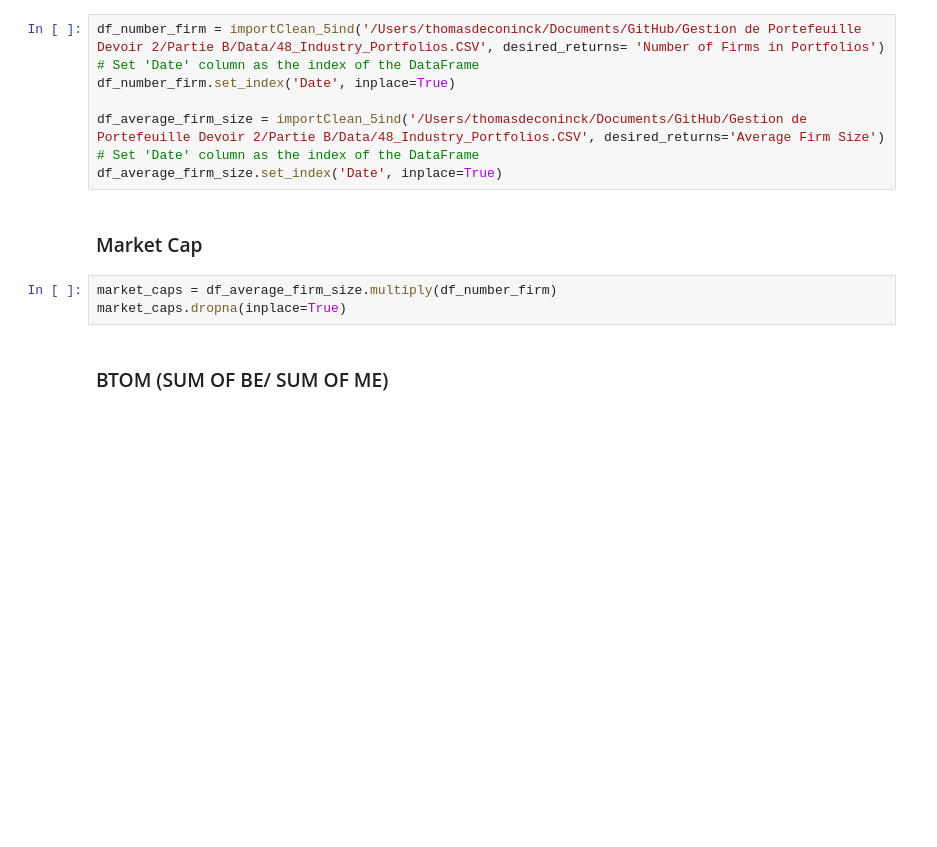
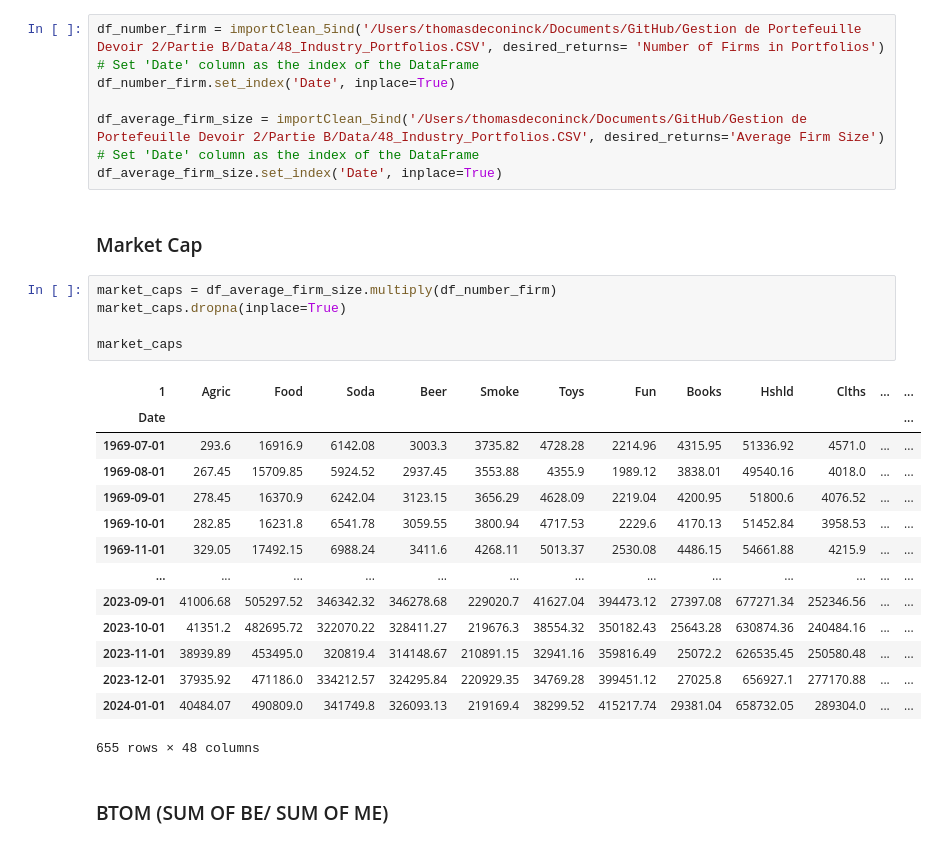
Before and after one commit to ThomasDeConinck/Gestion-de-Portefeuille-Devoir-2, a Jupyter notebook: Partie B/Partie B TP2.ipynb, the cells around one changed output. Drawn from its saved outputs; the diff is of its cells as text; blank space fills up the shorter version.

```diff
--- a/Partie B/Partie B TP2.ipynb
+++ b/Partie B/Partie B TP2.ipynb
@@ -84,5 +84,22 @@ df_average_firm_size.set_index('Date', inplace=True)
 # %%
 market_caps = df_average_firm_size.multiply(df_number_firm)
 market_caps.dropna(inplace=True)
+
+market_caps
+# %% [output]
+| 1 | Agric | Food | Soda | Beer | Smoke | Toys | Fun | Books | Hshld | Clths | ... | ... |
+| Date |  |  |  |  |  |  |  |  |  |  |  | ... |
+| 1969-07-01 | 293.6 | 16916.9 | 6142.08 | 3003.3 | 3735.82 | 4728.28 | 2214.96 | 4315.95 | 51336.92 | 4571.0 | ... | ... |
+| 1969-08-01 | 267.45 | 15709.85 | 5924.52 | 2937.45 | 3553.88 | 4355.9 | 1989.12 | 3838.01 | 49540.16 | 4018.0 | ... | ... |
+| 1969-09-01 | 278.45 | 16370.9 | 6242.04 | 3123.15 | 3656.29 | 4628.09 | 2219.04 | 4200.95 | 51800.6 | 4076.52 | ... | ... |
+| 1969-10-01 | 282.85 | 16231.8 | 6541.78 | 3059.55 | 3800.94 | 4717.53 | 2229.6 | 4170.13 | 51452.84 | 3958.53 | ... | ... |
+| 1969-11-01 | 329.05 | 17492.15 | 6988.24 | 3411.6 | 4268.11 | 5013.37 | 2530.08 | 4486.15 | 54661.88 | 4215.9 | ... | ... |
+| ... | ... | ... | ... | ... | ... | ... | ... | ... | ... | ... | ... | ... |
+| 2023-09-01 | 41006.68 | 505297.52 | 346342.32 | 346278.68 | 229020.7 | 41627.04 | 394473.12 | 27397.08 | 677271.34 | 252346.56 | ... | ... |
+| 2023-10-01 | 41351.2 | 482695.72 | 322070.22 | 328411.27 | 219676.3 | 38554.32 | 350182.43 | 25643.28 | 630874.36 | 240484.16 | ... | ... |
+| 2023-11-01 | 38939.89 | 453495.0 | 320819.4 | 314148.67 | 210891.15 | 32941.16 | 359816.49 | 25072.2 | 626535.45 | 250580.48 | ... | ... |
+| 2023-12-01 | 37935.92 | 471186.0 | 334212.57 | 324295.84 | 220929.35 | 34769.28 | 399451.12 | 27025.8 | 656927.1 | 277170.88 | ... | ... |
+| 2024-01-01 | 40484.07 | 490809.0 | 341749.8 | 326093.13 | 219169.4 | 38299.52 | 415217.74 | 29381.04 | 658732.05 | 289304.0 | ... | ... |
+655 rows × 48 columns
 # %% [markdown]
 ### BTOM (SUM OF BE/ SUM OF ME)
```
Also changed, not shown: parts of 13 cells of this notebook.
